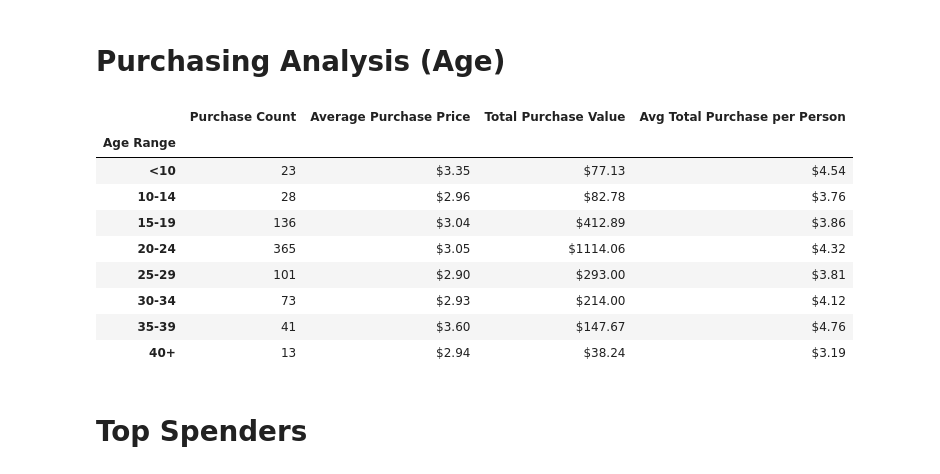
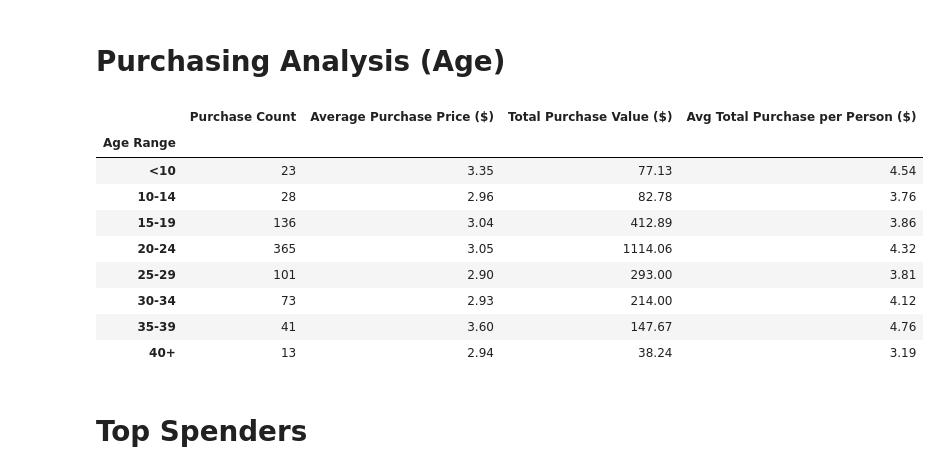
Before and after one commit to IIVIIIII/Heroes_of_Pymoli, a Jupyter notebook: HeroesOfPymoli/HeroesOfPymoli.ipynb, the cells around one changed output. Drawn from its saved outputs; the diff is of its cells as text; code cells hidden in the pictures.

Commit message:
purchasing analusis (age) values to floats

```diff
--- a/HeroesOfPymoli/HeroesOfPymoli.ipynb
+++ b/HeroesOfPymoli/HeroesOfPymoli.ipynb
@@ -189,7 +189,7 @@ over_39_purchase_count = over_39_df["Purchase ID"].count()
 
 # calculate average price of item purchased by each age group
 to_10_purchase_avg = round(to_10_df["Price"].mean(), 2)
-to_14_purchase_avg = round(to_14_df["Price"].mean(), 2
+to_14_purchase_avg = round(to_14_df["Price"].mean(), 2)
 to_19_purchase_avg = round(to_19_df["Price"].mean(), 2)
 to_24_purchase_avg = round(to_24_df["Price"].mean(), 2)
 to_29_purchase_avg = round(to_29_df["Price"].mean(), 2)
@@ -199,44 +199,44 @@ over_39_purchase_avg = round(over_39_df["Price"].mean(), 2)
 
 # calculate total cost of purchases made by each age group
 to_10_purchase_sum = round(to_10_df["Price"].sum(), 2)
 to_14_purchase_sum = round(to_14_df["Price"].sum(), 2)
 to_19_purchase_sum = round(to_19_df["Price"].sum(), 2)
 to_24_purchase_sum = round(to_24_df["Price"].sum(), 2)
 to_29_purchase_sum = round(to_29_df["Price"].sum(), 2)
 to_34_purchase_sum = round(to_34_df["Price"].sum(), 2)
 to_39_purchase_sum = round(to_39_df["Price"].sum(), 2)
 over_39_purchase_sum = round(over_39_df["Price"].sum(), 2)
 
 # calculate how much money on average an individual from each gender spends in total on items
 avg_individual_to_10_purchase_sum = round(to_10_purchase_sum/to_10_count, 2)
 avg_individual_to_14_purchase_sum = round(to_14_purchase_sum/to_14_count, 2)
 avg_individual_to_19_purchase_sum = round(to_19_purchase_sum/to_19_count, 2)
 avg_individual_to_24_purchase_sum = round(to_24_purchase_sum/to_24_count, 2)
 avg_individual_to_29_purchase_sum = round(to_29_purchase_sum/to_29_count, 2)
 avg_individual_to_34_purchase_sum = round(to_34_purchase_sum/to_34_count, 2)
 avg_individual_to_39_purchase_sum = round(to_39_purchase_sum/to_39_count, 2)
 avg_individual_over_39_purchase_sum = round(over_39_purchase_sum/over_39_count, 2)
 
 # create dataframe with calculated values (convert to dollar format where appropriate)
 age_stuff_df = pd.DataFrame({"Age Range": ["<10", "10-14", "15-19", "20-24", "25-29", "30-34", "35-39", "40+"],
               "Purchase Count": [to_10_purchase_count, to_14_purchase_count, to_19_purchase_count,to_24_purchase_count, to_29_purchase_count, to_34_purchase_count, to_39_purchase_count, over_39_purchase_count],
               "Average Purchase Price ($)": [to_10_purchase_avg, to_14_purchase_avg, to_19_purchase_avg, to_24_purchase_avg, to_29_purchase_avg, to_34_purchase_avg, to_39_purchase_avg, over_39_purchase_avg],
               "Total Purchase Value ($)": [to_10_purchase_sum, to_14_purchase_sum, to_19_purchase_sum, to_24_purchase_sum, to_29_purchase_sum, to_34_purchase_sum, to_39_purchase_sum, over_39_purchase_sum],
-              "Avg Total Purchase per Person ($)": [avg_individual_to_10_purchase_sum, avg_individual_to_14_purchase_sum, avg_individual_to_19_purchase_sum, "${:.2f}".format(avg_individual_to_24_purchase_sum), "${:.2f}".format(avg_individual_to_29_purchase_sum), "${:.2f}".format(avg_individual_to_34_purchase_sum), "${:.2f}".format(avg_individual_to_39_purchase_sum), "${:.2f}".format(avg_individual_over_39_purchase_sum)]})
+              "Avg Total Purchase per Person ($)": [avg_individual_to_10_purchase_sum, avg_individual_to_14_purchase_sum, avg_individual_to_19_purchase_sum, avg_individual_to_24_purchase_sum, avg_individual_to_29_purchase_sum, avg_individual_to_34_purchase_sum, avg_individual_to_39_purchase_sum, avg_individual_over_39_purchase_sum]})
 
 # set "Age Range" as index of dataframe
 age_stuff_df.set_index("Age Range")
 # %% [output]
-|  | Purchase Count | Average Purchase Price | Total Purchase Value | Avg Total Purchase per Person |
+|  | Purchase Count | Average Purchase Price ($) | Total Purchase Value ($) | Avg Total Purchase per Person ($) |
 | Age Range |  |  |  |  |
-| <10 | 23 | $3.35 | $77.13 | $4.54 |
-| 10-14 | 28 | $2.96 | $82.78 | $3.76 |
-| 15-19 | 136 | $3.04 | $412.89 | $3.86 |
-| 20-24 | 365 | $3.05 | $1114.06 | $4.32 |
-| 25-29 | 101 | $2.90 | $293.00 | $3.81 |
-| 30-34 | 73 | $2.93 | $214.00 | $4.12 |
-| 35-39 | 41 | $3.60 | $147.67 | $4.76 |
-| 40+ | 13 | $2.94 | $38.24 | $3.19 |
+| <10 | 23 | 3.35 | 77.13 | 4.54 |
+| 10-14 | 28 | 2.96 | 82.78 | 3.76 |
+| 15-19 | 136 | 3.04 | 412.89 | 3.86 |
+| 20-24 | 365 | 3.05 | 1114.06 | 4.32 |
+| 25-29 | 101 | 2.90 | 293.00 | 3.81 |
+| 30-34 | 73 | 2.93 | 214.00 | 4.12 |
+| 35-39 | 41 | 3.60 | 147.67 | 4.76 |
+| 40+ | 13 | 2.94 | 38.24 | 3.19 |
 # %% [markdown]
 # Top Spenders
 # %%
```
